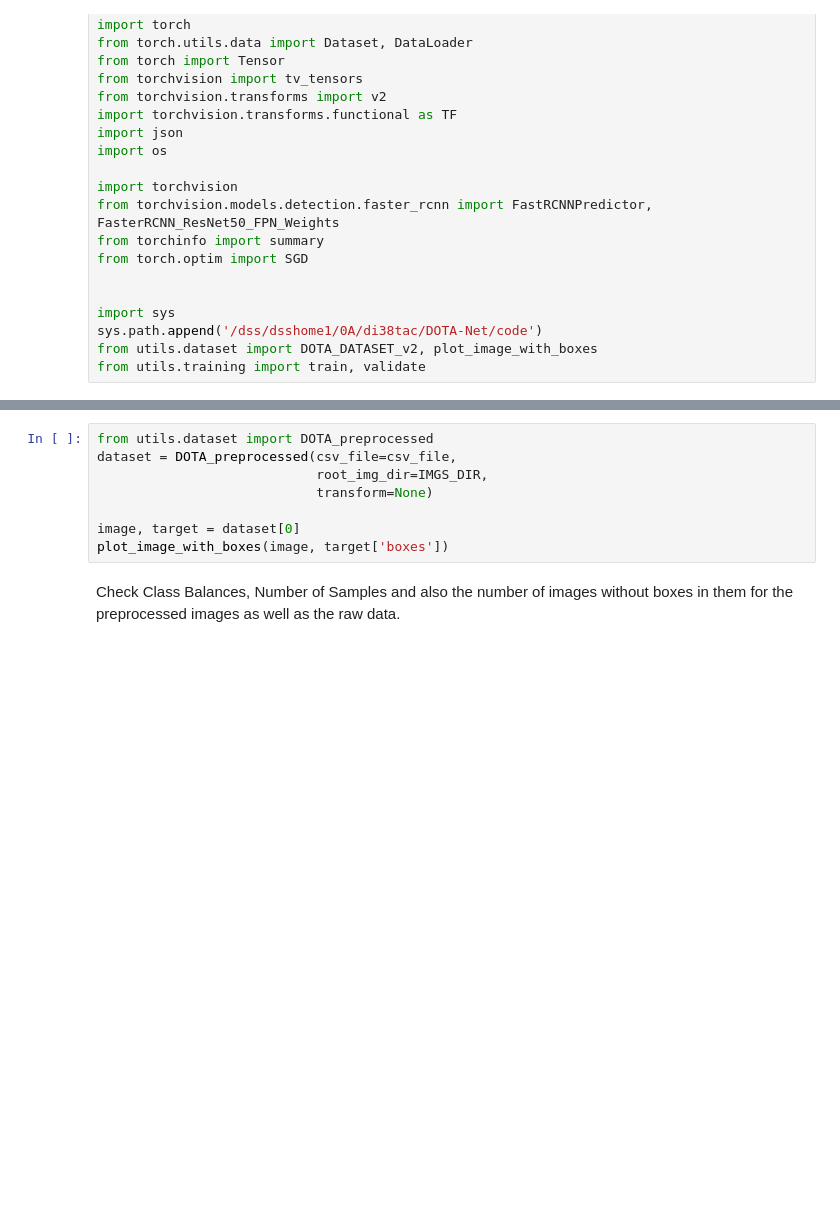
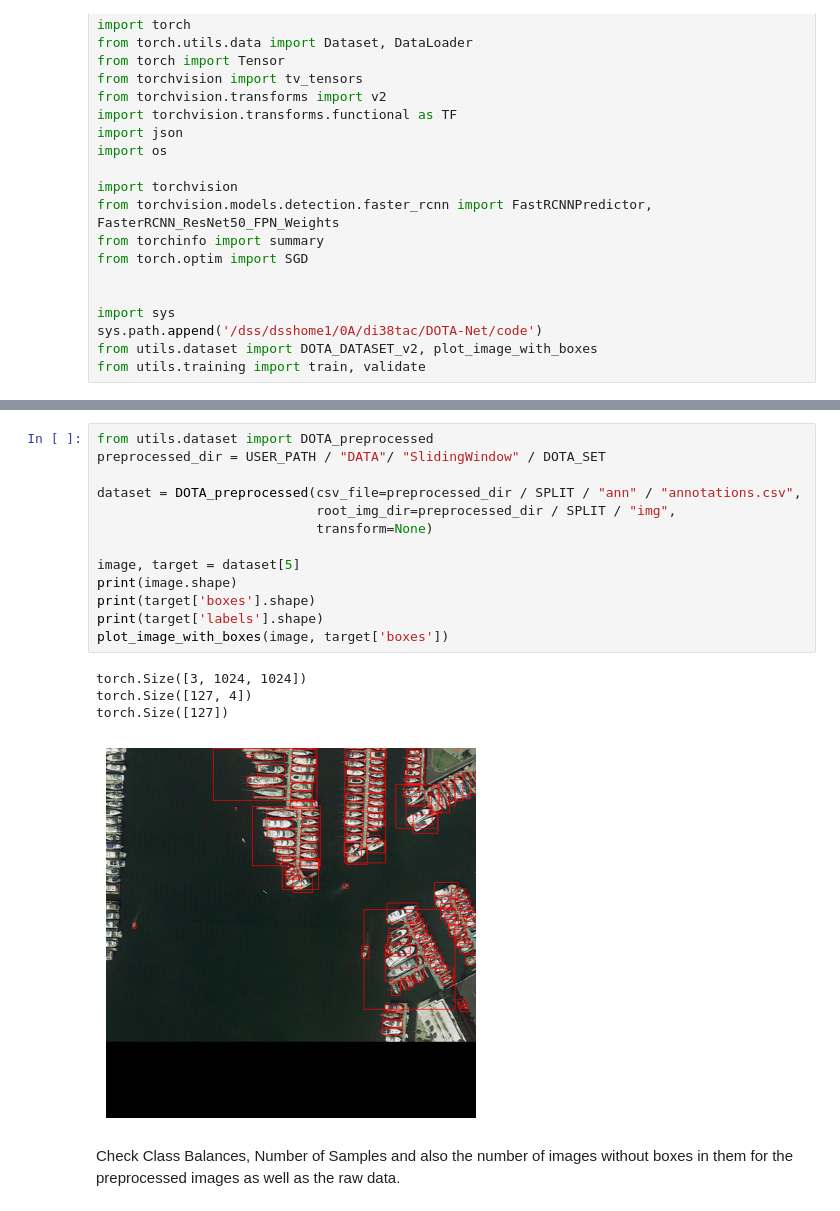
Before and after one commit to Siedrid/DOTA-Net, a Jupyter notebook: code/01-DOTA_explore_Dataset.ipynb, the cells around one changed output, grey strips where cells are left out. Drawn from its saved outputs; the diff is of its cells as text; blank space fills up the shorter version.

```diff
--- a/code/01-DOTA_explore_Dataset.ipynb
+++ b/code/01-DOTA_explore_Dataset.ipynb
@@ -68,11 +128,21 @@ preprocess_dota_dataset(
 # %%
 from utils.dataset import DOTA_preprocessed
-dataset = DOTA_preprocessed(csv_file=csv_file,
-                            root_img_dir=IMGS_DIR,
+preprocessed_dir = USER_PATH / "DATA"/ "SlidingWindow" / DOTA_SET
+
+dataset = DOTA_preprocessed(csv_file=preprocessed_dir / SPLIT / "ann" / "annotations.csv",
+                            root_img_dir=preprocessed_dir / SPLIT / "img",
                             transform=None)
 
-image, target = dataset[0]
+image, target = dataset[5]
+print(image.shape)
+print(target['boxes'].shape)
+print(target['labels'].shape)
 plot_image_with_boxes(image, target['boxes'])
+# %% [output]
+torch.Size([3, 1024, 1024])
+torch.Size([127, 4])
+torch.Size([127])
+[figure, added]
 # %% [markdown]
 Check Class Balances, Number of Samples and also the number of images without boxes in them for the preprocessed images as well as the raw data.
 # %% [markdown]
```
Also changed, not shown: parts of 8 cells of this notebook, 3 other files.
